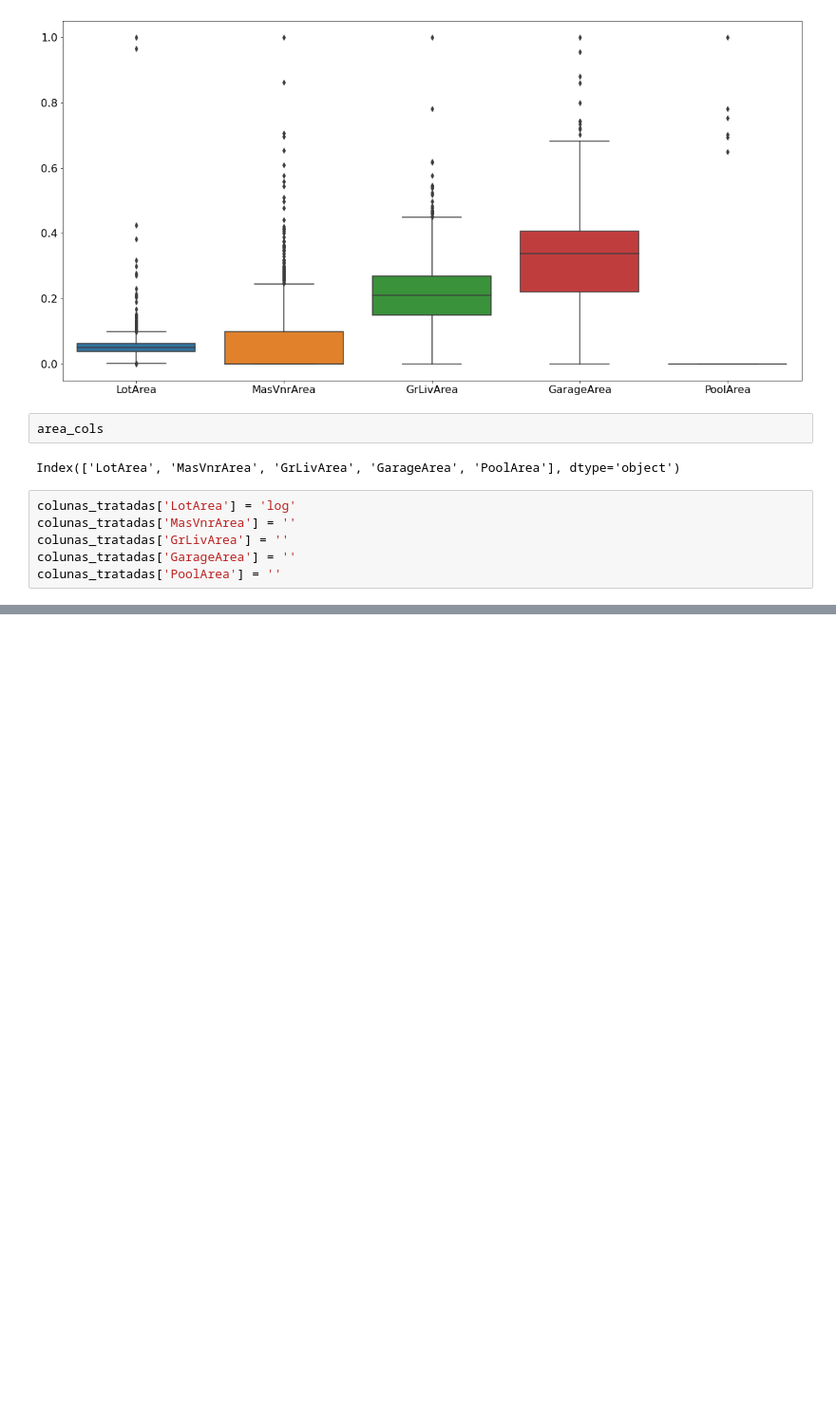
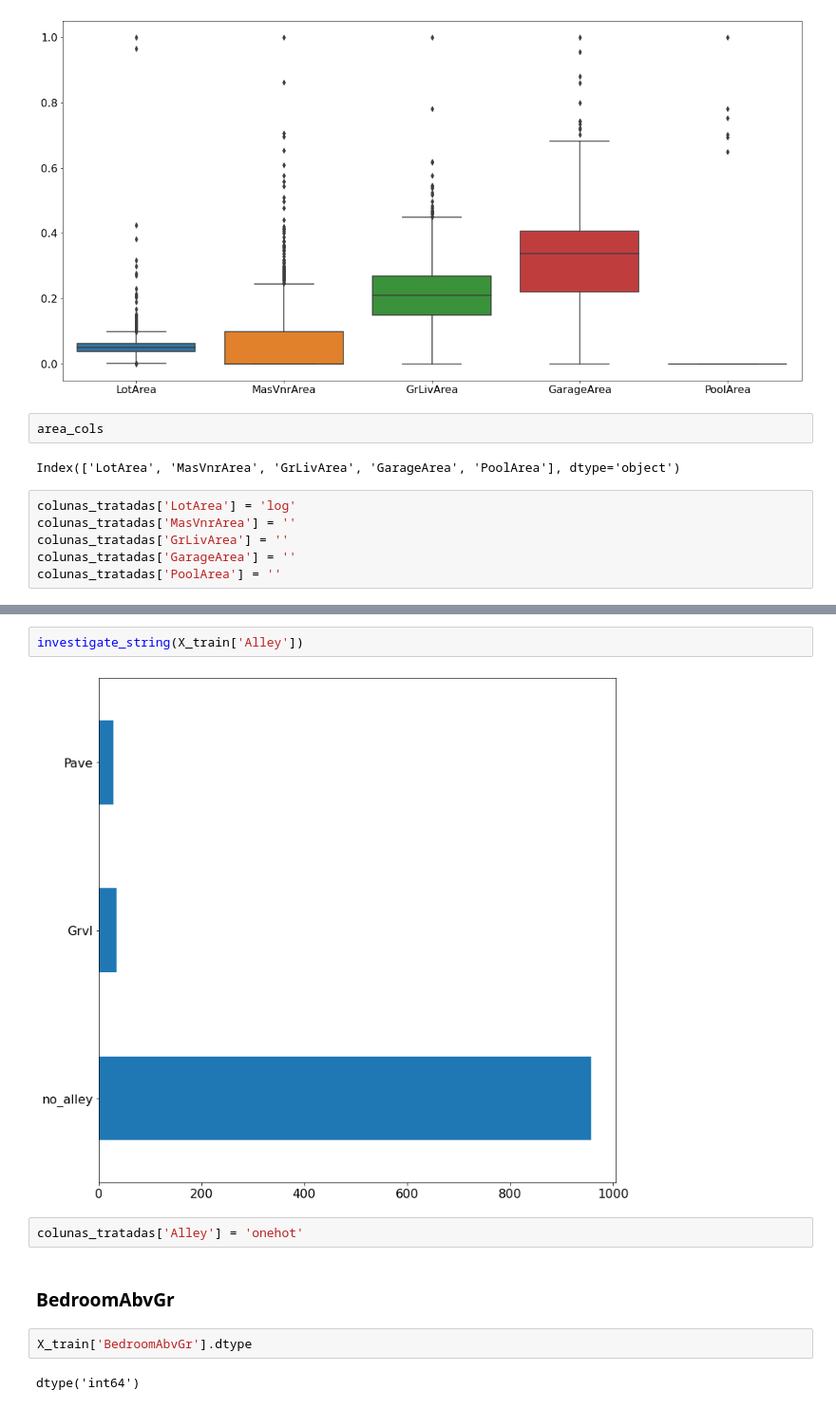
Before and after one commit to Zandib/mudib_contradictory_my_dear_watson, a Jupyter notebook: notebooks/Initial attempt.ipynb, the cells around one changed output, grey strips where cells are left out. Shown at 95% size. Drawn from its saved outputs; the diff is of its cells as text; blank space fills up the shorter version.

```diff
--- a/notebooks/Initial attempt.ipynb
+++ b/notebooks/Initial attempt.ipynb
@@ -368,0 +442,12 @@ colunas_tratadas['PoolArea'] = ''
+# %%
+investigate_string(X_train['Alley'])
+# %% [output]
+[figure, added]
+# %%
+colunas_tratadas['Alley'] = 'onehot'
+# %% [markdown]
+### BedroomAbvGr
+# %%
+X_train['BedroomAbvGr'].dtype
+# %% [output]
+dtype('int64')
```
Also changed, not shown: parts of 191 cells of this notebook.
